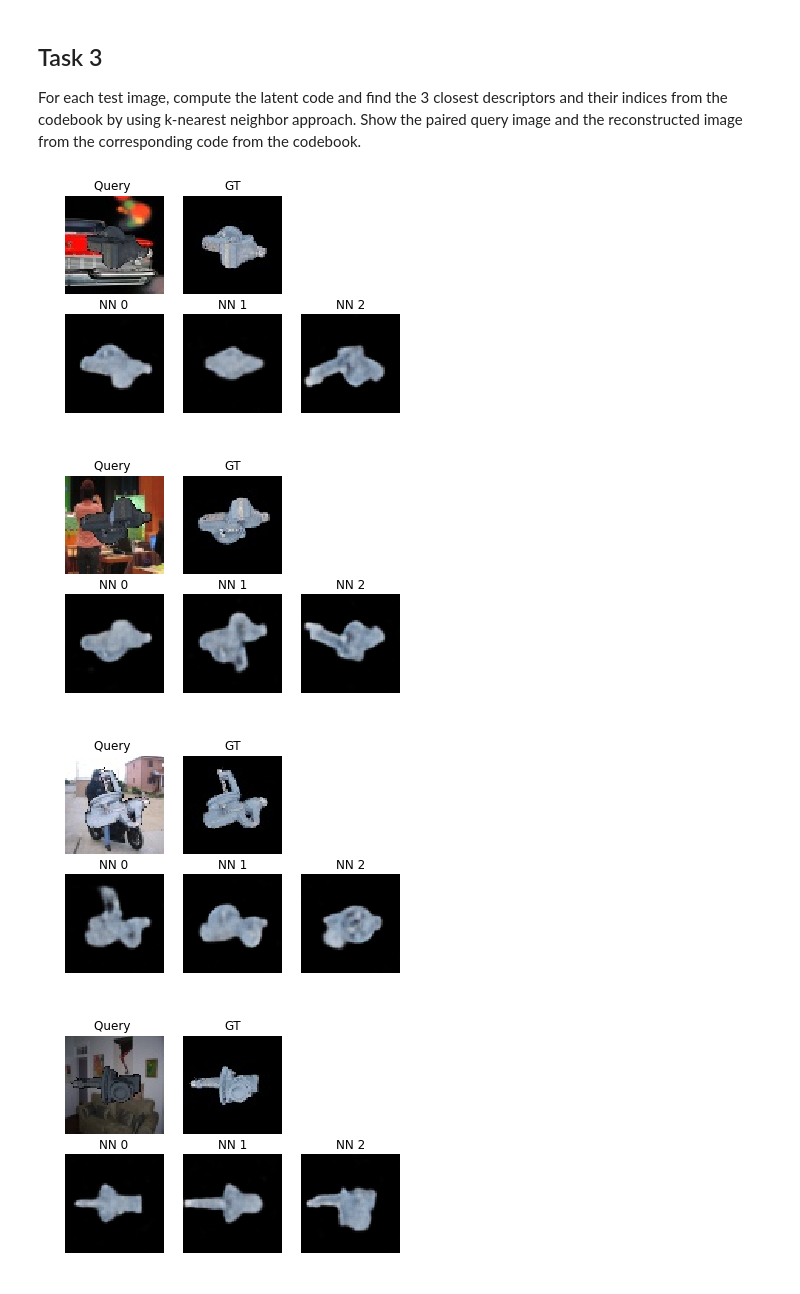
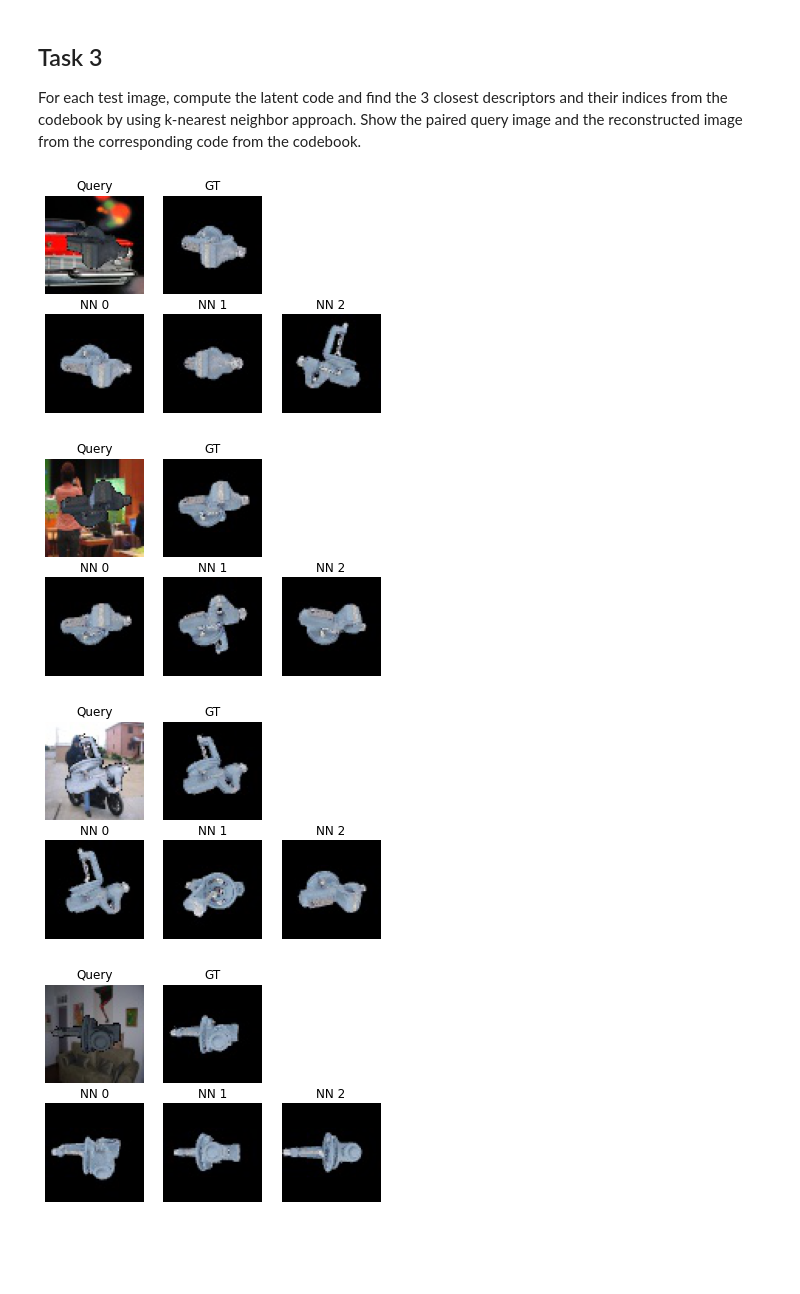
Before and after one commit to dhavalshah18/PLARR2020, a Jupyter notebook: Exercise07/AugmentedAutoEncoders.ipynb, the cells around one changed output. Saved outputs shown, nothing was run; the diff lists cells and outputs as text; code cells hidden in the pictures; blank space fills up the shorter version.

```diff
--- a/Exercise07/AugmentedAutoEncoders.ipynb
+++ b/Exercise07/AugmentedAutoEncoders.ipynb
@@ -165,6 +202,16 @@ Use the encoder part of the network to build up a codebook for all the reference
 # %%
 import cv2
 import open3d as o3d
+import torchvision.transforms as transforms
+import os
+import PIL
+
+if os.path.exists("aae.pth"):
+    img_shape = (3, 64, 64)
+    latent_size = 64
+    model = AAE(3, latent_size, img_shape)
+    model.load_state_dict(torch.load("aae.pth"))
+    model.eval()
 
 # path to training images
 dataset_ref_path = 'data/Ex7/images_ref'
@@ -185,9 +232,18 @@ codebook = []
 for image in ref_images:
 
     # preprocess image as in the data loader
+    x = cv2.imread(image, cv2.IMREAD_COLOR)
+    x = cv2.cvtColor(x, cv2.COLOR_BGR2RGB)
+    x = PIL.Image.fromarray(x)
+
+    x = transforms.ToTensor()(x).float()
+    x = x.unsqueeze(0)
 
     # compute the descriptor for each sample
+    descriptor = model.encoder(x)
+    descriptor = descriptor.squeeze(0).detach().numpy().astype(np.float64)
 
     # add it to the codebook
+    codebook.append(descriptor)
 # %% [output]
 num of ref images: 42
@@ -198,38 +256,70 @@ For each test image, compute the latent code and find the 3 closest descriptors
 # %%
 from matplotlib import pyplot as plt
 %matplotlib inline
 
 tree = o3d.geometry.KDTreeFlann(np.asarray(codebook).T)
 num_neighbors = 3
 
 iteration=0
 
 # path to training images
 dataset_path = 'data/Ex7/images_test'
 
 # create dataset
 dataset = Dataset(get_file_in_folder(os.path.join(dataset_path,"input")),
                   get_file_in_folder(os.path.join(dataset_path, "gt")))
 
 for i in range(len(dataset)):
     sample = dataset.load_item(i)
 
+    x = sample['input'].unsqueeze(0)
+    y = sample['gt'].unsqueeze(0)
+
     if torch.cuda.is_available():
-        x = sample['input'].unsqueeze(0)
-        y = sample['gt'].unsqueeze(0)
-        if torch.cuda.is_available():
-            x= x.cuda()
-            y= y.cuda()
+        x= x.cuda()
+        y= y.cuda()
 
     # compute descriptor for sample
+    descriptor = model.encoder(x)
+    descriptor = descriptor.permute(1, 0).detach().numpy().astype(np.float64)
 
     # find closet neighbors using knn
+    [k, idx, _] = tree.search_knn_vector_xd(descriptor, num_neighbors)
 
     # decode nearest neighbors and postprocess using model.postprocess
+    nn_imgs = [ref_images[index] for index in idx]
+
+    for j in range(len(nn_imgs)):
+        img = nn_imgs[j]
+        nn = cv2.imread(img, cv2.IMREAD_COLOR)
+        nn = cv2.cvtColor(nn, cv2.COLOR_BGR2RGB)
+        nn = PIL.Image.fromarray(nn)
+        nn = transforms.ToTensor()(nn)
+        nn = nn.unsqueeze(0)
+        nn = model.postprocess(nn)[0].detach().numpy()
+
+        nn_imgs[j] = nn
 
     # plot Query, GT and the nearest neighbors as shown on the top
+    plt.subplot(2, num_neighbors, 1)
+    plt.title("Query")
+    plt.axis("off")
+    plt.imshow(x[0].permute(1, 2, 0).detach().numpy())
+
+    plt.subplot(2, num_neighbors, 2)
+    plt.title("GT")
+    plt.axis("off")
+    plt.imshow(y[0].permute(1, 2, 0).detach().numpy())
+
+    for k in range(len(nn_imgs)):
+        plt.subplot(2, num_neighbors, num_neighbors + k + 1)
+        plt.title("NN %i" % k)
+        plt.axis("off")
+        plt.imshow(nn_imgs[k])
+
+    plt.show()
 # %% [output]
-[figure, old version]
+[figure, new version]
-[figure, old version]
+[figure, new version]
-[figure, old version]
+[figure, new version]
-[figure, old version]
+[figure, new version]
```
Also changed, not shown: parts of 6 cells of this notebook.
